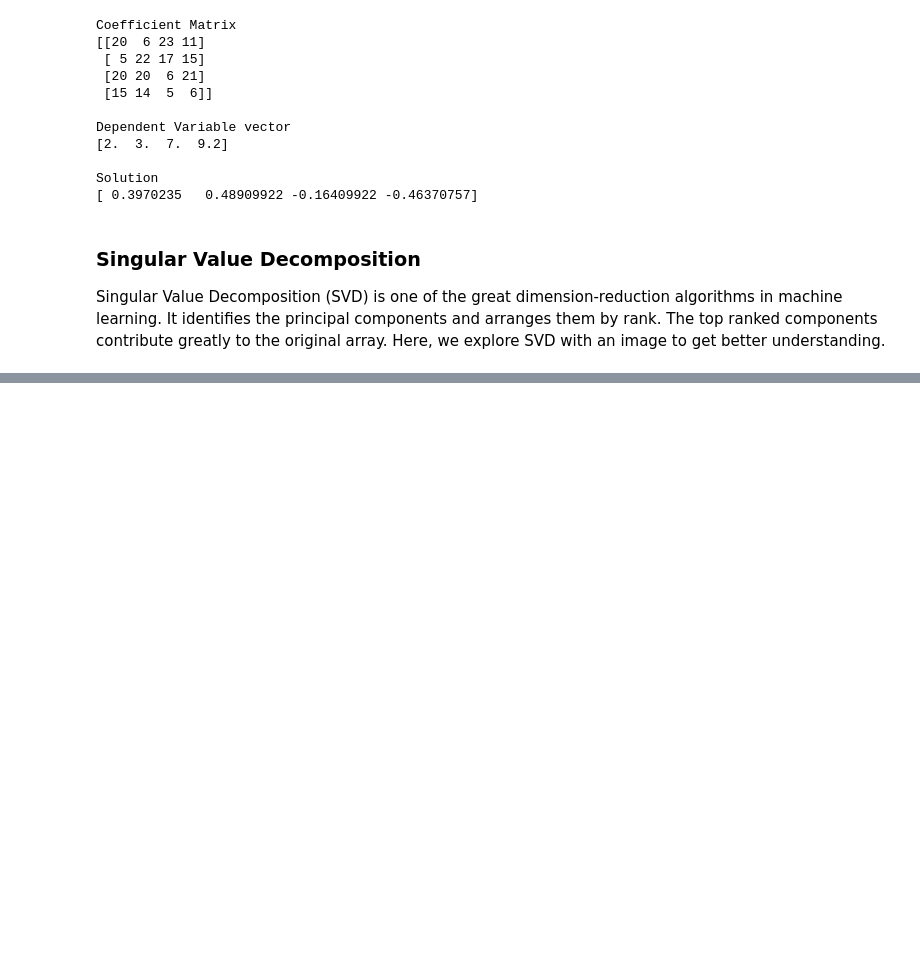
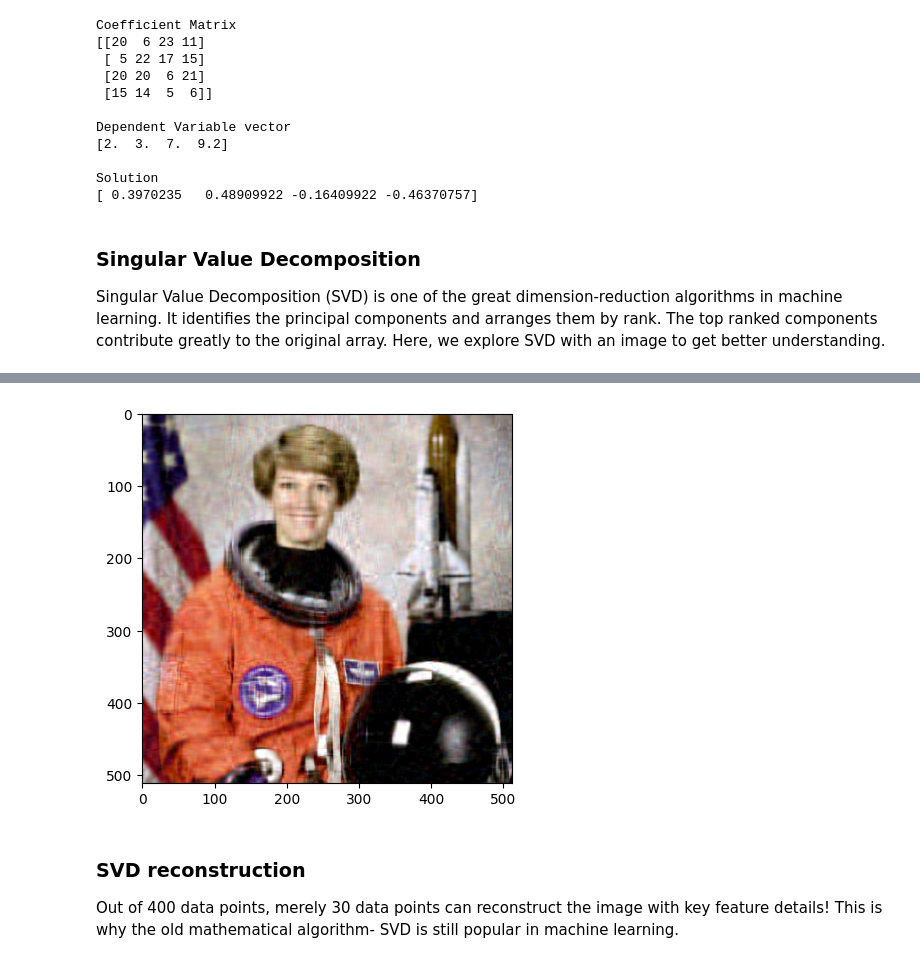
Before and after one commit to 2303A52486/FMML_Projects_Assignments_2024, a Jupyter notebook: Linear_Algebra.ipynb, the cells around one changed output, grey strips where cells are left out. Cells and saved outputs as stored; diff of their text form; code cells hidden in the pictures; blank space fills up the shorter version.

```diff
--- a/Linear_Algebra.ipynb
+++ b/Linear_Algebra.ipynb
@@ -359,0 +405,7 @@ Singular Value Decomposition (SVD) is one of the great dimension-reduction algor
+# %%
+k = 30
+reconst = U @ Sigma[:,:,:k] @ V[:,:k,:]
+reconst = np.transpose(reconst, axes=(1,2,0))
+plt.imshow(reconst)
+plt.show()
+# %% [output]
@@ -359,0 +413,5 @@ Singular Value Decomposition (SVD) is one of the great dimension-reduction algor
+[figure, added]
+# %% [markdown]
+### SVD reconstruction
+
+Out of 400 data points, merely 30 data points can reconstruct the image with key feature details! This is why the old mathematical algorithm- SVD is still popular in machine learning.
```
Also changed, not shown: parts of 7 cells of this notebook.
